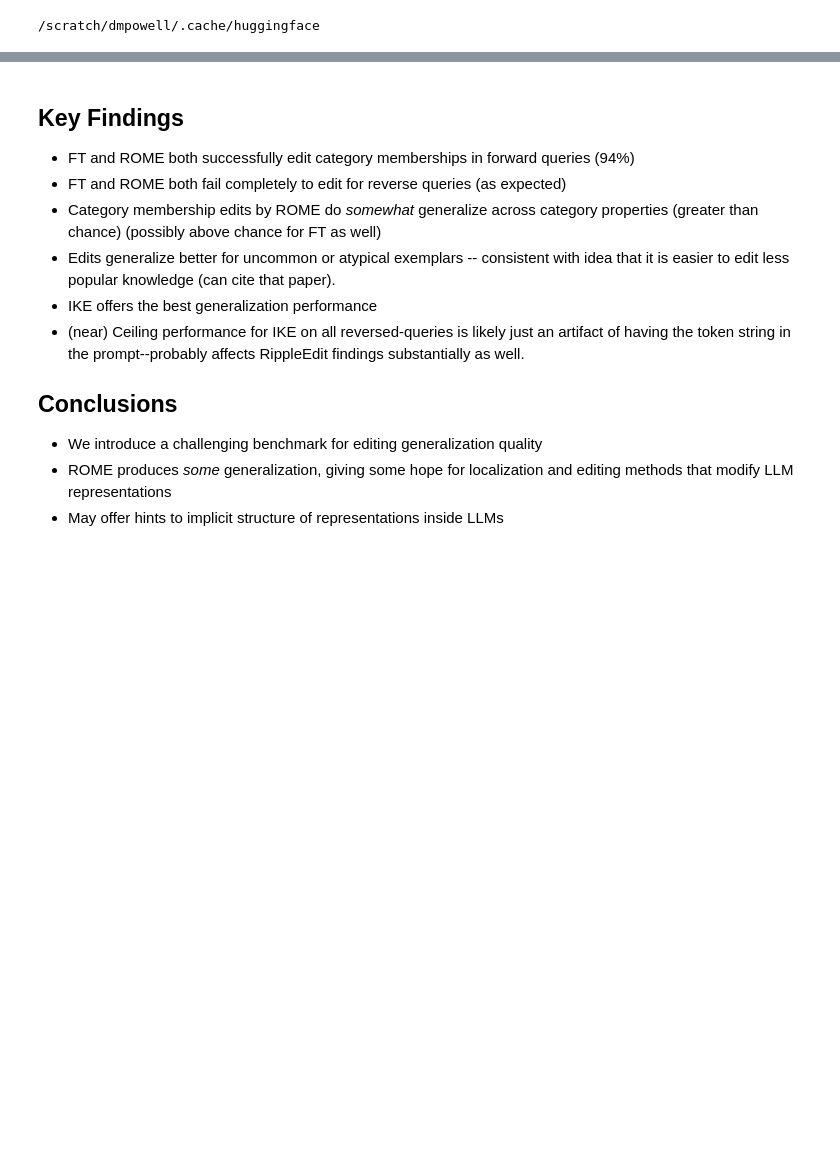
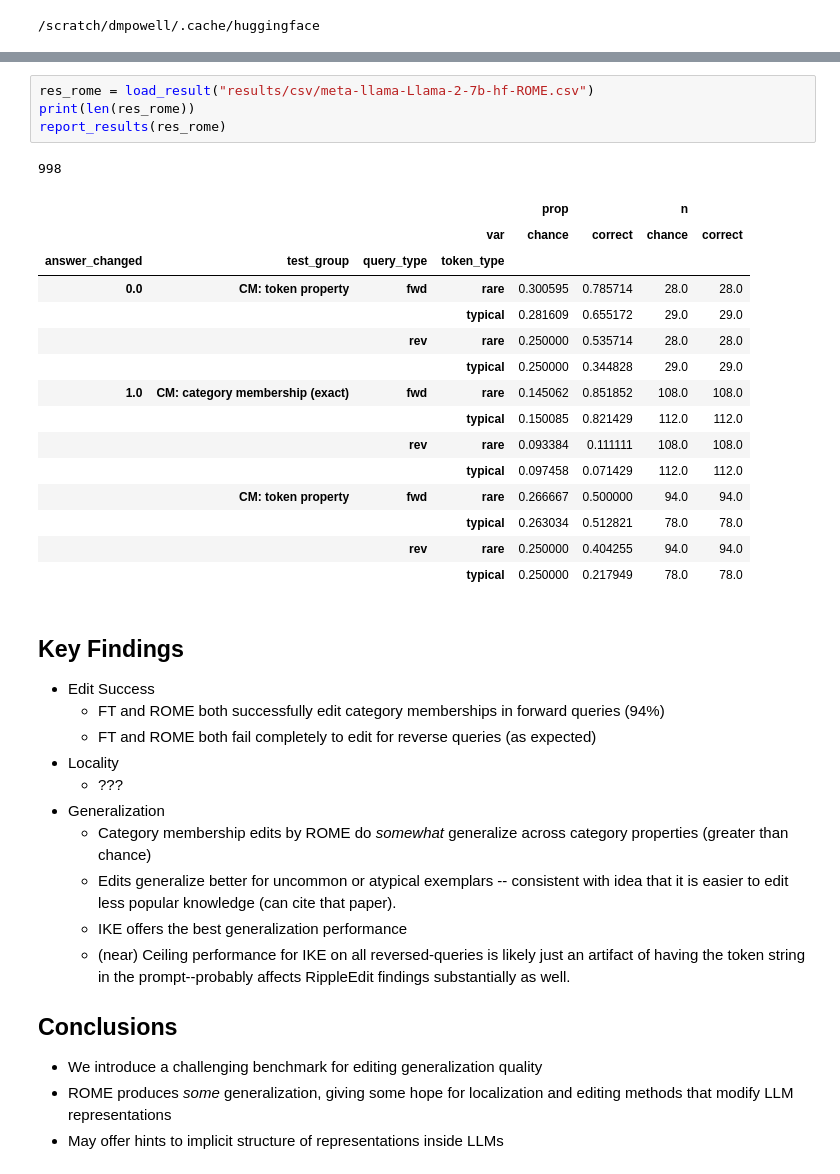
Before and after one commit to derekpowell/EasyEdit, a Jupyter notebook: analysis.ipynb, the cells around one changed output, grey strips where cells are left out. Drawn from its saved outputs; the diff is of its cells as text; blank space fills up the shorter version.

```diff
--- a/analysis.ipynb
+++ b/analysis.ipynb
@@ -129,12 +144,37 @@ report_results(res_ft)
+# %%
+res_rome = load_result("results/csv/meta-llama-Llama-2-7b-hf-ROME.csv")
+print(len(res_rome))
+report_results(res_rome)
+# %% [output]
+998
+|  |  |  |  | prop |  | n |  |
+|  |  |  | var | chance | correct | chance | correct |
+| answer_changed | test_group | query_type | token_type |  |  |  |  |
+| 0.0 | CM: token property | fwd | rare | 0.300595 | 0.785714 | 28.0 | 28.0 |
+|  |  |  | typical | 0.281609 | 0.655172 | 29.0 | 29.0 |
+|  |  | rev | rare | 0.250000 | 0.535714 | 28.0 | 28.0 |
+|  |  |  | typical | 0.250000 | 0.344828 | 29.0 | 29.0 |
+| 1.0 | CM: category membership (exact) | fwd | rare | 0.145062 | 0.851852 | 108.0 | 108.0 |
+|  |  |  | typical | 0.150085 | 0.821429 | 112.0 | 112.0 |
+|  |  | rev | rare | 0.093384 | 0.111111 | 108.0 | 108.0 |
+|  |  |  | typical | 0.097458 | 0.071429 | 112.0 | 112.0 |
+|  | CM: token property | fwd | rare | 0.266667 | 0.500000 | 94.0 | 94.0 |
+|  |  |  | typical | 0.263034 | 0.512821 | 78.0 | 78.0 |
+|  |  | rev | rare | 0.250000 | 0.404255 | 94.0 | 94.0 |
+|  |  |  | typical | 0.250000 | 0.217949 | 78.0 | 78.0 |
 # %% [markdown]
 ## Key Findings
 
-- FT and ROME both successfully edit category memberships in forward queries (94%)
-- FT and ROME both fail completely to edit for reverse queries (as expected)
-- Category membership edits by ROME do *somewhat* generalize across category properties (greater than chance) (possibly above chance for FT as well)
-- Edits generalize better for uncommon or atypical exemplars -- consistent with idea that it is easier to edit less popular knowledge (can cite that paper).
-- IKE offers the best generalization performance
-- (near) Ceiling performance for IKE on all reversed-queries is likely just an artifact of having the token string in the prompt--probably affects RippleEdit findings substantially as well.
+- Edit Success
+    - FT and ROME both successfully edit category memberships in forward queries (94%)
+    - FT and ROME both fail completely to edit for reverse queries (as expected)
+- Locality
+    - ???
+- Generalization
+    - Category membership edits by ROME do *somewhat* generalize across category properties (greater than chance)
+    - Edits generalize better for uncommon or atypical exemplars -- consistent with idea that it is easier to edit less popular knowledge (can cite that paper).
+    - IKE offers the best generalization performance
+    - (near) Ceiling performance for IKE on all reversed-queries is likely just an artifact of having the token string in the prompt--probably affects RippleEdit findings substantially as well.
 
 ## Conclusions
 
```
Also changed, not shown: parts of 7 cells of this notebook, 1 other file.
